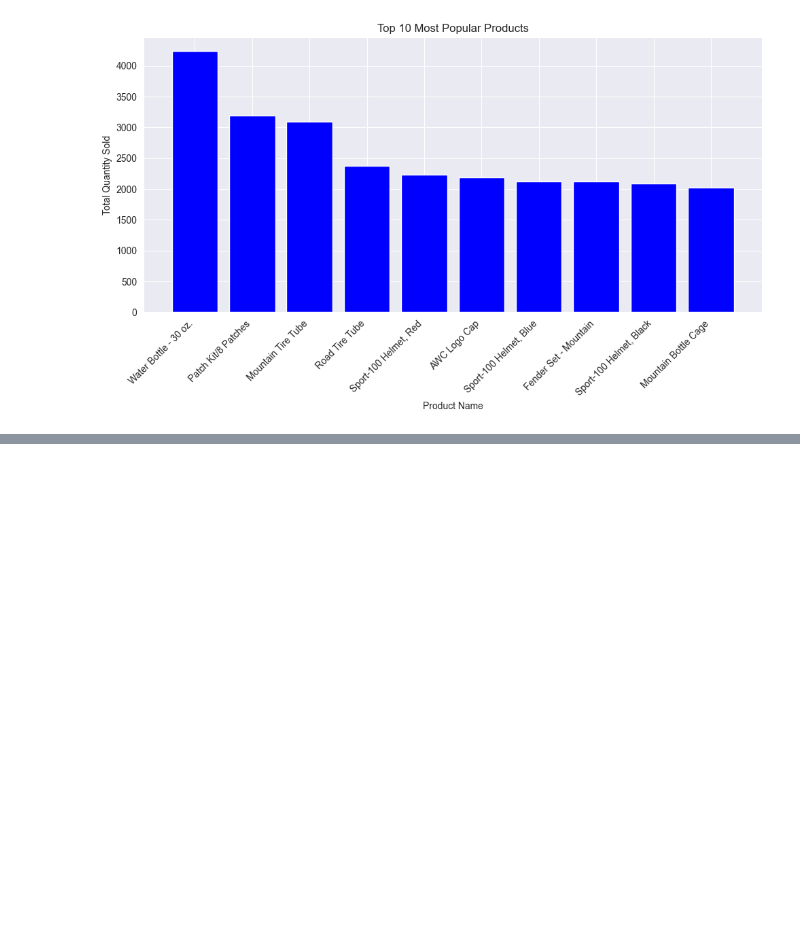
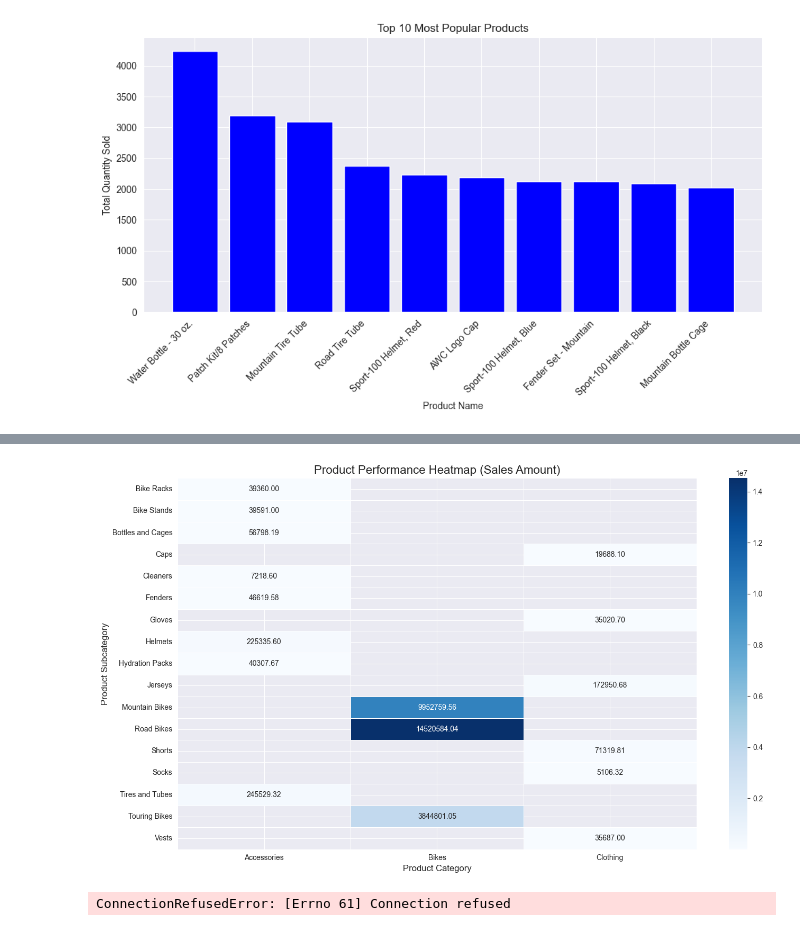
Before and after one commit to JamesAdeshina/BigDataProcessing, a Jupyter notebook: main.ipynb, the cells around one changed output, grey strips where cells are left out. Cells and saved outputs as stored; diff of their text form; code cells hidden in the pictures; blank space fills up the shorter version.

```diff
--- a/main.ipynb
+++ b/main.ipynb
@@ -218,0 +496,35 @@ plt.show()
+# %%
+# Visualization 2: Heatmap (Category and Subcategory Performance)
+# Pivot the data to create a 2D matrix
+heatmap_data = performance_pd.pivot_table(
+    index="EnglishProductSubcategoryName",  # Rows: Subcategories
+    columns="EnglishProductCategoryName",  # Columns: Categories
+    values="TotalSales",                   # Values: TotalSales
+    aggfunc="sum"                          # Aggregation function (if duplicates exist)
+)
+
+# Plot the heatmap
+plt.figure(figsize=(14, 8))
+sns.heatmap(
+    heatmap_data,
+    annot=True,      # Annotate cells with data values
+    fmt=".2f",       # Format numbers to two decimal places
+    cmap="Blues",    # Color map
+    linewidths=0.5   # Add lines between cells
+)
+
+# Add titles and labels
+plt.title("Product Performance Heatmap (Sales Amount)", fontsize=16)
+plt.xlabel("Product Category", fontsize=12)
+plt.ylabel("Product Subcategory", fontsize=12)
+
+# Adjust layout to prevent clipping
+plt.tight_layout()
+plt.show()
+# %% [output]
+[figure, added]
+# %%
+# Stop the current Spark session spark.stop()
+spark.stop()
+# %% [output]
+ConnectionRefusedError: [Errno 61] Connection refused
```
Also changed, not shown: parts of 33 cells of this notebook.
